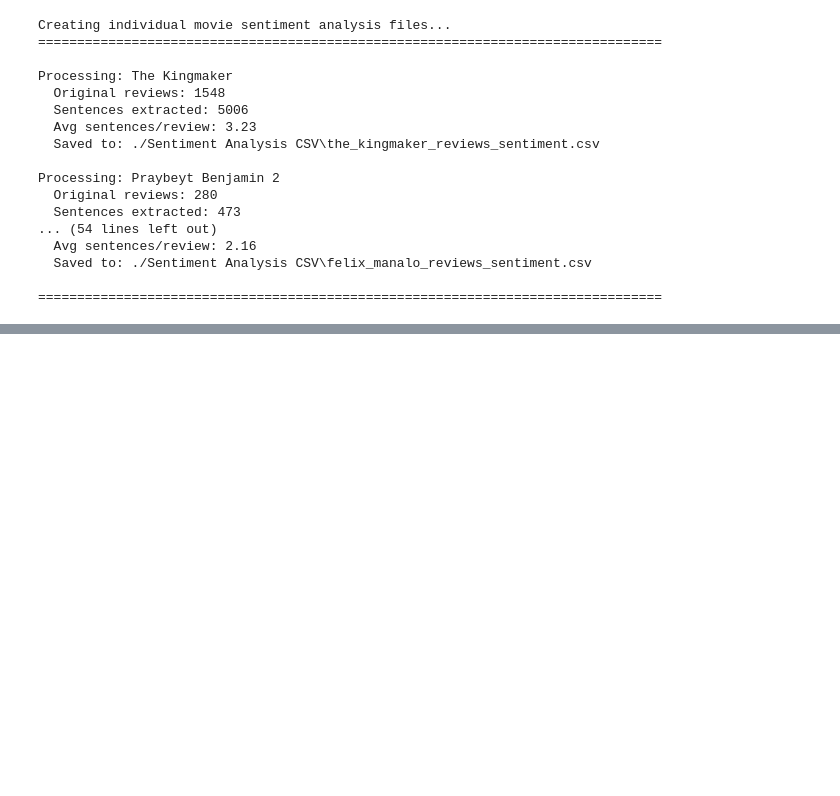
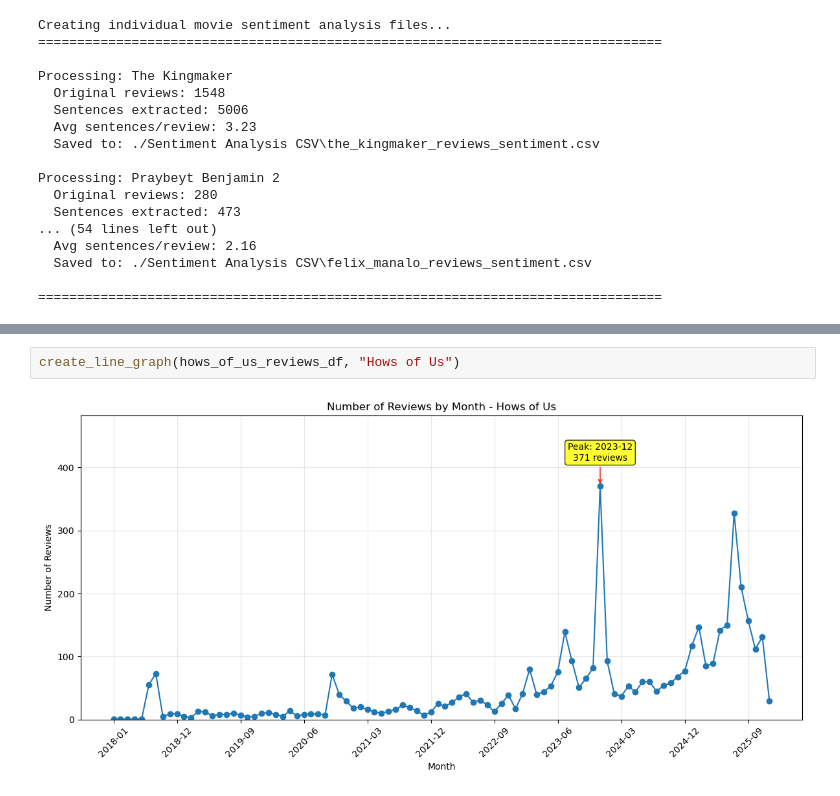
Before and after one commit to joshuanicoo/ReviewBombing-CITe4D, a Jupyter notebook: text_preprocessing.ipynb, the cells around one changed output, grey strips where cells are left out. Drawn from its saved outputs; the diff is of its cells as text; blank space fills up the shorter version.

```diff
--- a/text_preprocessing.ipynb
+++ b/text_preprocessing.ipynb
@@ -1658,0 +1698,4 @@ Distribution by movie:
+# %%
+create_line_graph(hows_of_us_reviews_df, "Hows of Us")
+# %% [output]
+[figure, added]
```
Also changed, not shown: parts of 21 cells of this notebook, 12 other files.
